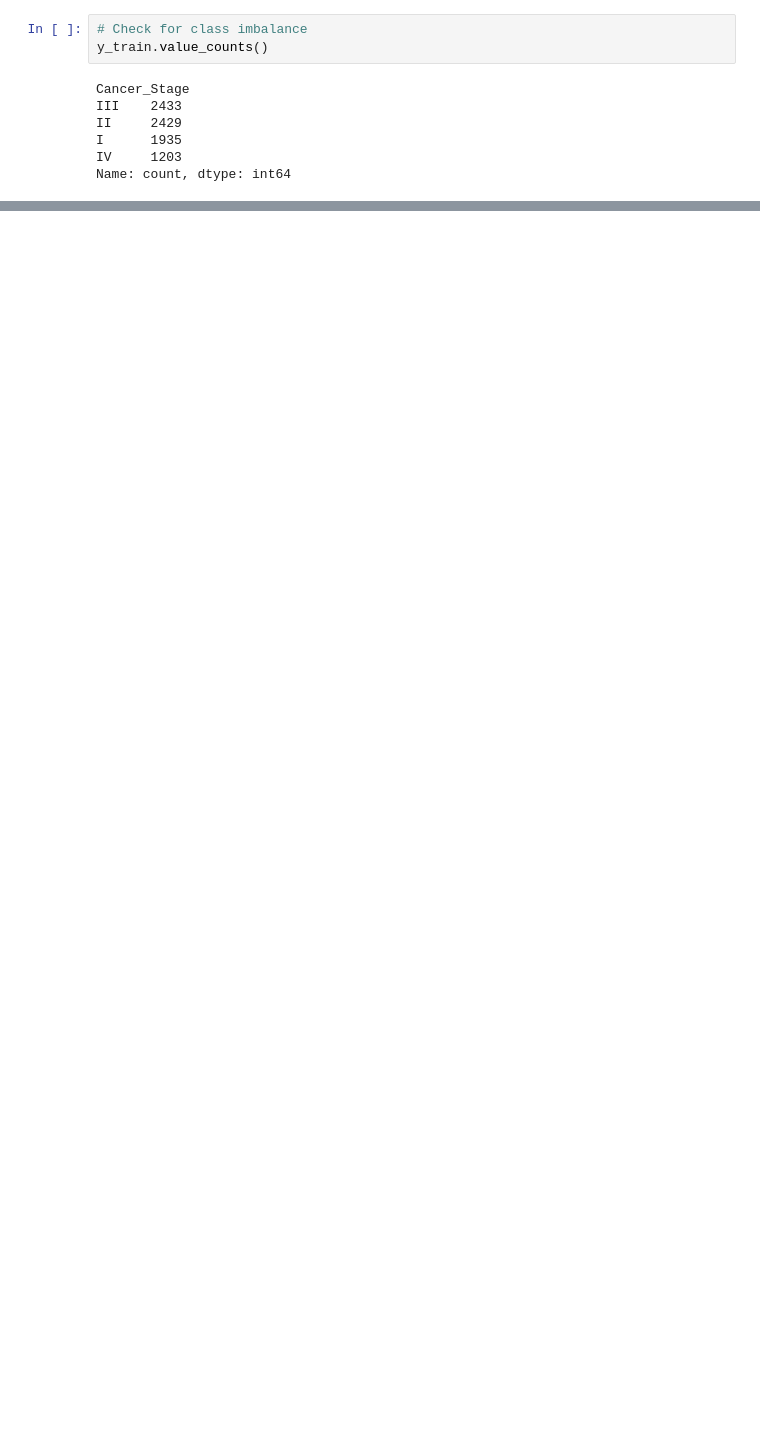
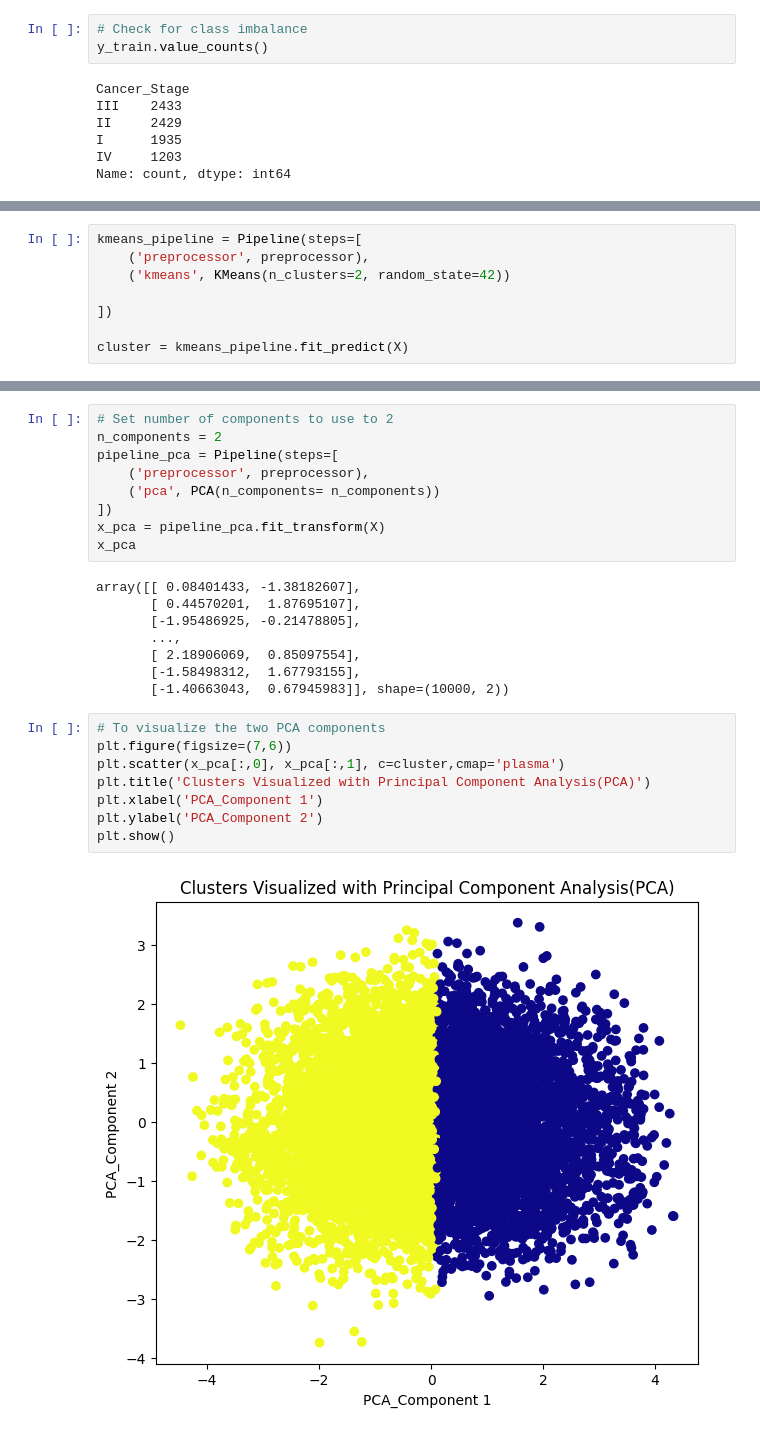
Before and after one commit to Iyanuadeleye01/Cancer-ML-Classification-and-Clustering, a Jupyter notebook: main.ipynb, the cells around one changed output, grey strips where cells are left out. Cells and saved outputs as stored; diff of their text form; blank space fills up the shorter version.

```diff
--- a/main.ipynb
+++ b/main.ipynb
@@ -1377,0 +1565,8 @@ weighted avg       0.45      0.31      0.36      2000
+# %%
+kmeans_pipeline = Pipeline(steps=[
+    ('preprocessor', preprocessor),
+    ('kmeans', KMeans(n_clusters=2, random_state=42))
+
+])
+
+cluster = kmeans_pipeline.fit_predict(X)
@@ -1377,0 +1575,27 @@ weighted avg       0.45      0.31      0.36      2000
+# %%
+# Set number of components to use to 2
+n_components = 2
+pipeline_pca = Pipeline(steps=[
+    ('preprocessor', preprocessor),
+    ('pca', PCA(n_components= n_components))
+])
+x_pca = pipeline_pca.fit_transform(X)
+x_pca
+# %% [output]
+array([[ 0.08401433, -1.38182607],
+       [ 0.44570201,  1.87695107],
+       [-1.95486925, -0.21478805],
+       ...,
+       [ 2.18906069,  0.85097554],
+       [-1.58498312,  1.67793155],
+       [-1.40663043,  0.67945983]], shape=(10000, 2))
+# %%
+# To visualize the two PCA components
+plt.figure(figsize=(7,6))
+plt.scatter(x_pca[:,0], x_pca[:,1], c=cluster,cmap='plasma')
+plt.title('Clusters Visualized with Principal Component Analysis(PCA)')
+plt.xlabel('PCA_Component 1')
+plt.ylabel('PCA_Component 2')
+plt.show()
+# %% [output]
+[figure, added]
```
Also changed, not shown: parts of 36 cells of this notebook, 1 other file.
